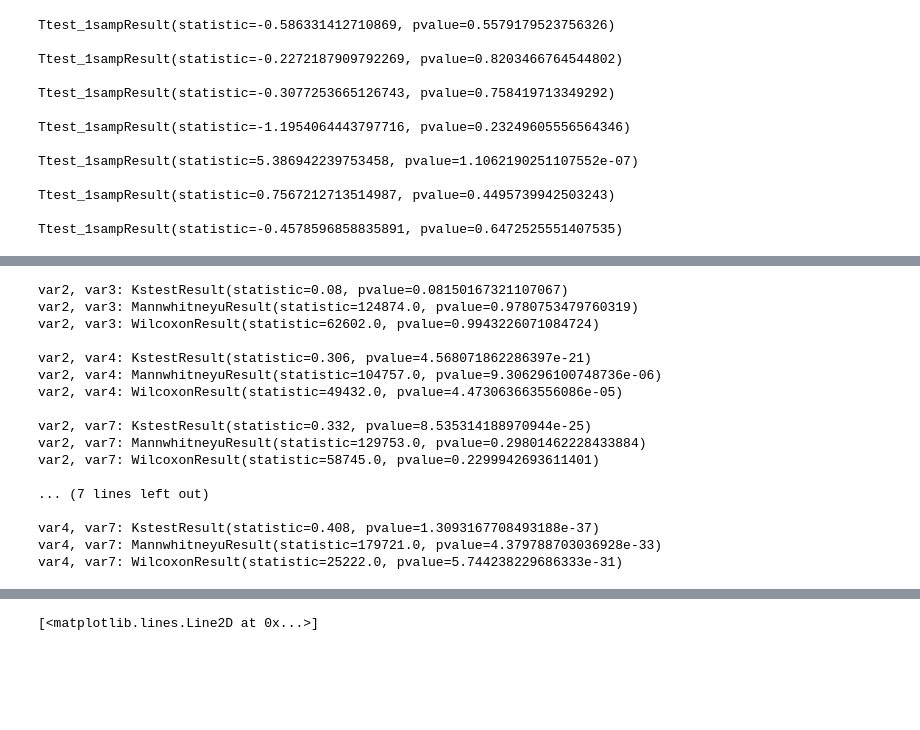
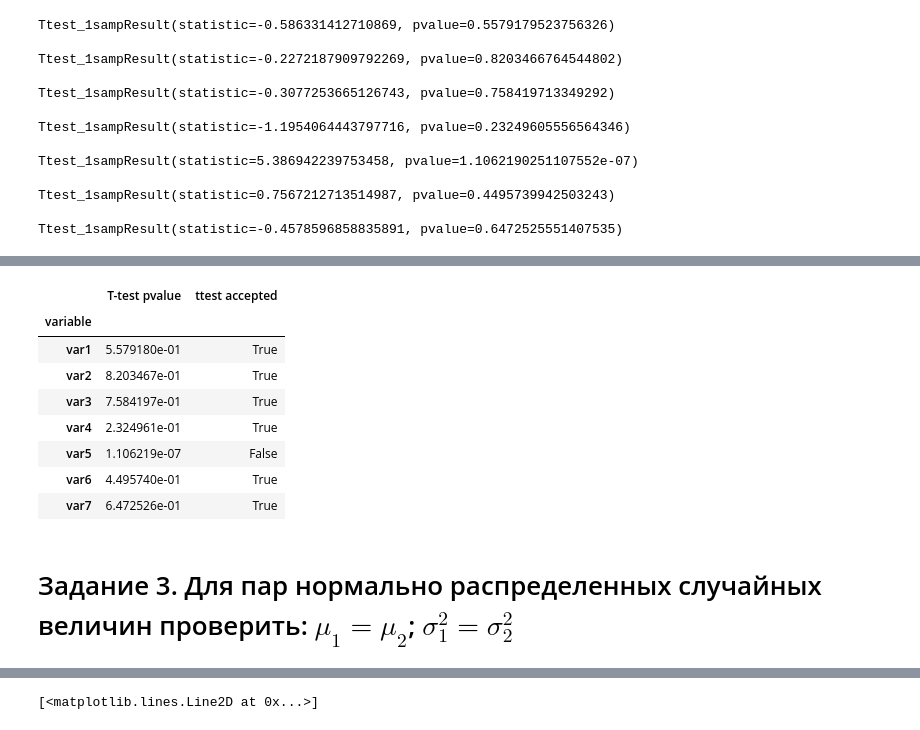
Before and after one commit to vitamin1312/Statistics, a Jupyter notebook: Lab2/main.ipynb, the cells around one changed output, grey strips where cells are left out. Drawn from its saved outputs; the diff is of its cells as text; code cells hidden in the pictures; blank space fills up the shorter version.

```diff
--- a/Lab2/main.ipynb
+++ b/Lab2/main.ipynb
@@ -154,3 +165,7 @@ df
+# %%
+table_first = {'variable': [],
+               'Kolmogorov-Smirnov pvalue': [], 'ks accepted': [],
+               'chi2 pvalue':[], 'chi2 accepted': []}
 # %%
 val = df['var1']
 val = (val - val.min()) / (val.max() - val.min())
@@ -232,27 +287,16 @@ var4, var7: FischerSnedekorTestResult(statistic=3.3260846219176323, pvalue=3.498
-# %%
-nd_vars = ['var2', 'var3', 'var4', 'var7']
-
-for i in range(len(nd_vars)):
-    for j in range(i + 1, len(nd_vars)):
-        print(f'{nd_vars[i]}, {nd_vars[j]}: {stats.ks_2samp(df[nd_vars[i]], df[nd_vars[j]])}')
-        print(f'{nd_vars[i]}, {nd_vars[j]}: {stats.mannwhitneyu(df[nd_vars[i]], df[nd_vars[j]])}')
-        print(f'{nd_vars[i]}, {nd_vars[j]}: {stats.wilcoxon(df[nd_vars[i]], df[nd_vars[j]])}')
-        print()
-# %% [output]
-var2, var3: KstestResult(statistic=0.08, pvalue=0.08150167321107067)
-var2, var3: MannwhitneyuResult(statistic=124874.0, pvalue=0.9780753479760319)
-var2, var3: WilcoxonResult(statistic=62602.0, pvalue=0.9943226071084724)
-
-var2, var4: KstestResult(statistic=0.306, pvalue=4.568071862286397e-21)
-var2, var4: MannwhitneyuResult(statistic=104757.0, pvalue=9.306296100748736e-06)
-var2, var4: WilcoxonResult(statistic=49432.0, pvalue=4.473063663556086e-05)
-
-var2, var7: KstestResult(statistic=0.332, pvalue=8.535314188970944e-25)
-var2, var7: MannwhitneyuResult(statistic=129753.0, pvalue=0.29801462228433884)
-var2, var7: WilcoxonResult(statistic=58745.0, pvalue=0.2299942693611401)
-
-... (7 lines left out)
-
-var4, var7: KstestResult(statistic=0.408, pvalue=1.3093167708493188e-37)
-var4, var7: MannwhitneyuResult(statistic=179721.0, pvalue=4.379788703036928e-33)
-var4, var7: WilcoxonResult(statistic=25222.0, pvalue=5.744238229686333e-31)
+# %%
+second_table = pd.DataFrame(table_second)
+second_table = second_table.set_index('variable')
+second_table
+# %% [output]
+|  | T-test pvalue | ttest accepted |
+| variable |  |  |
+| var1 | 5.579180e-01 | True |
+| var2 | 8.203467e-01 | True |
+| var3 | 7.584197e-01 | True |
+| var4 | 2.324961e-01 | True |
+| var5 | 1.106219e-07 | False |
+| var6 | 4.495740e-01 | True |
+| var7 | 6.472526e-01 | True |
+# %% [markdown]
+# Задание 3. Для пар нормально распределенных случайных величин проверить: $ \mu_1=\mu_2$; $\sigma_1^2 = \sigma_2^2$
```
Also changed, not shown: parts of 33 cells of this notebook.
